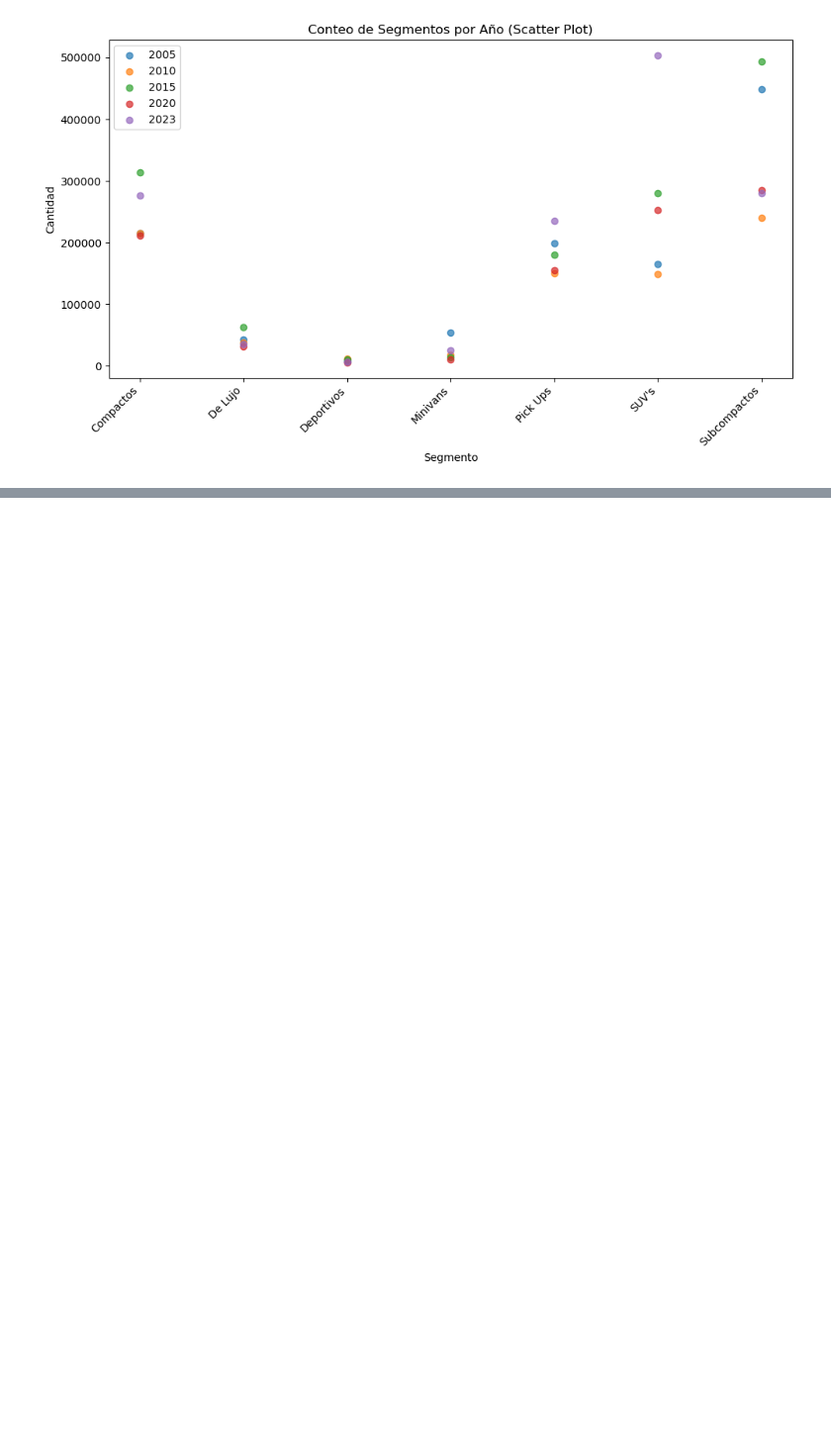
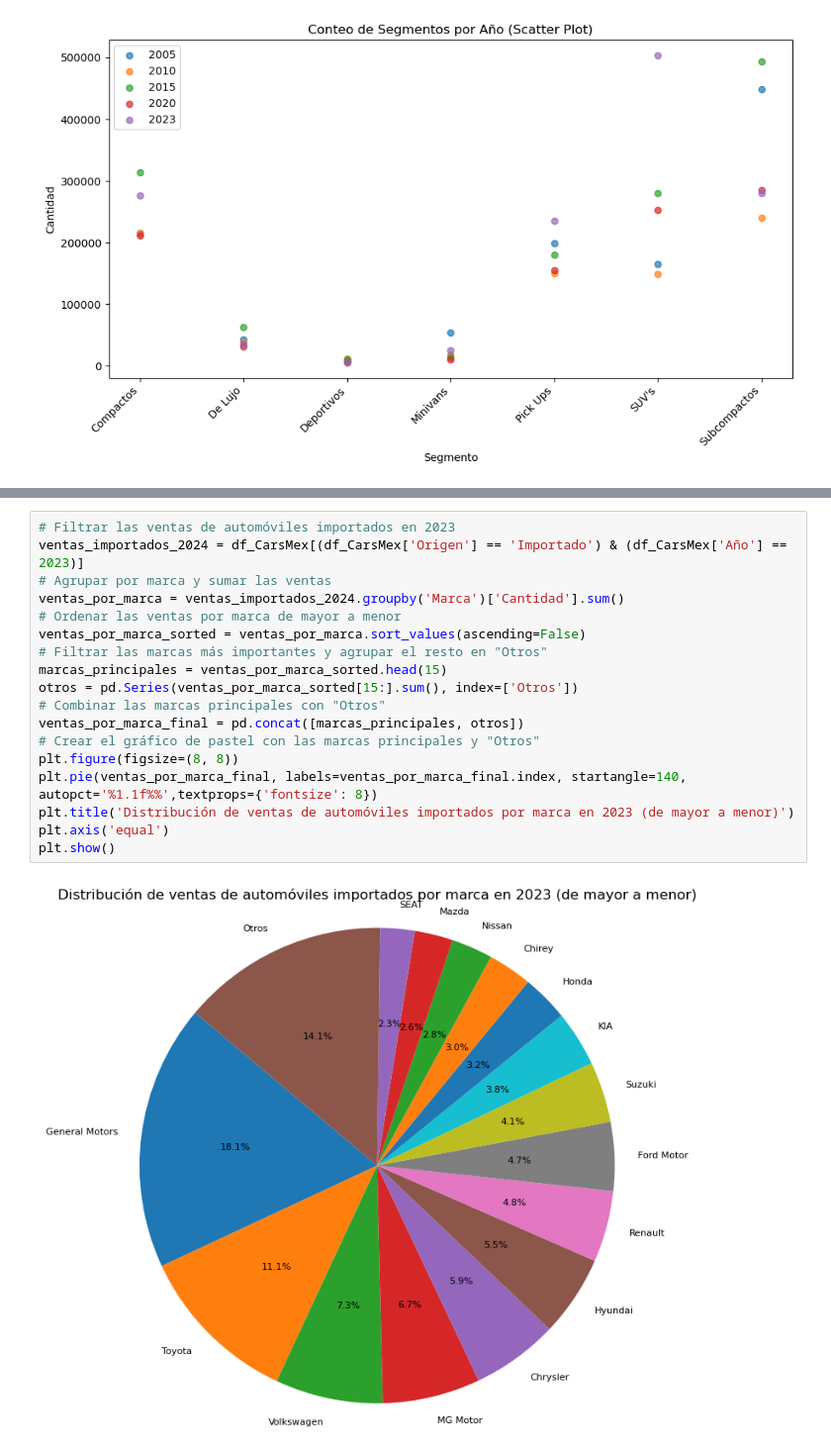
Before and after one commit to AngelesVillagrana/Project-1, a Jupyter notebook: Project-1-Car-Sales.ipynb, the cells around one changed output, grey strips where cells are left out. Shown at 99% size. Drawn from its saved outputs; the diff is of its cells as text; blank space fills up the shorter version.

```diff
--- a/Project-1-Car-Sales.ipynb
+++ b/Project-1-Car-Sales.ipynb
@@ -200,0 +393,20 @@ plt.show()
+# %%
+# Filtrar las ventas de automóviles importados en 2023
+ventas_importados_2024 = df_CarsMex[(df_CarsMex['Origen'] == 'Importado') & (df_CarsMex['Año'] == 2023)]
+# Agrupar por marca y sumar las ventas
+ventas_por_marca = ventas_importados_2024.groupby('Marca')['Cantidad'].sum()
+# Ordenar las ventas por marca de mayor a menor
+ventas_por_marca_sorted = ventas_por_marca.sort_values(ascending=False)
+# Filtrar las marcas más importantes y agrupar el resto en "Otros"
+marcas_principales = ventas_por_marca_sorted.head(15)
+otros = pd.Series(ventas_por_marca_sorted[15:].sum(), index=['Otros'])
+# Combinar las marcas principales con "Otros"
+ventas_por_marca_final = pd.concat([marcas_principales, otros])
+# Crear el gráfico de pastel con las marcas principales y "Otros"
+plt.figure(figsize=(8, 8))
+plt.pie(ventas_por_marca_final, labels=ventas_por_marca_final.index, startangle=140, autopct='%1.1f%%',textprops={'fontsize': 8})
+plt.title('Distribución de ventas de automóviles importados por marca en 2023 (de mayor a menor)')
+plt.axis('equal')
+plt.show()
+# %% [output]
+[figure, added]
```
Also changed, not shown: parts of 24 cells of this notebook, 1 other file.
